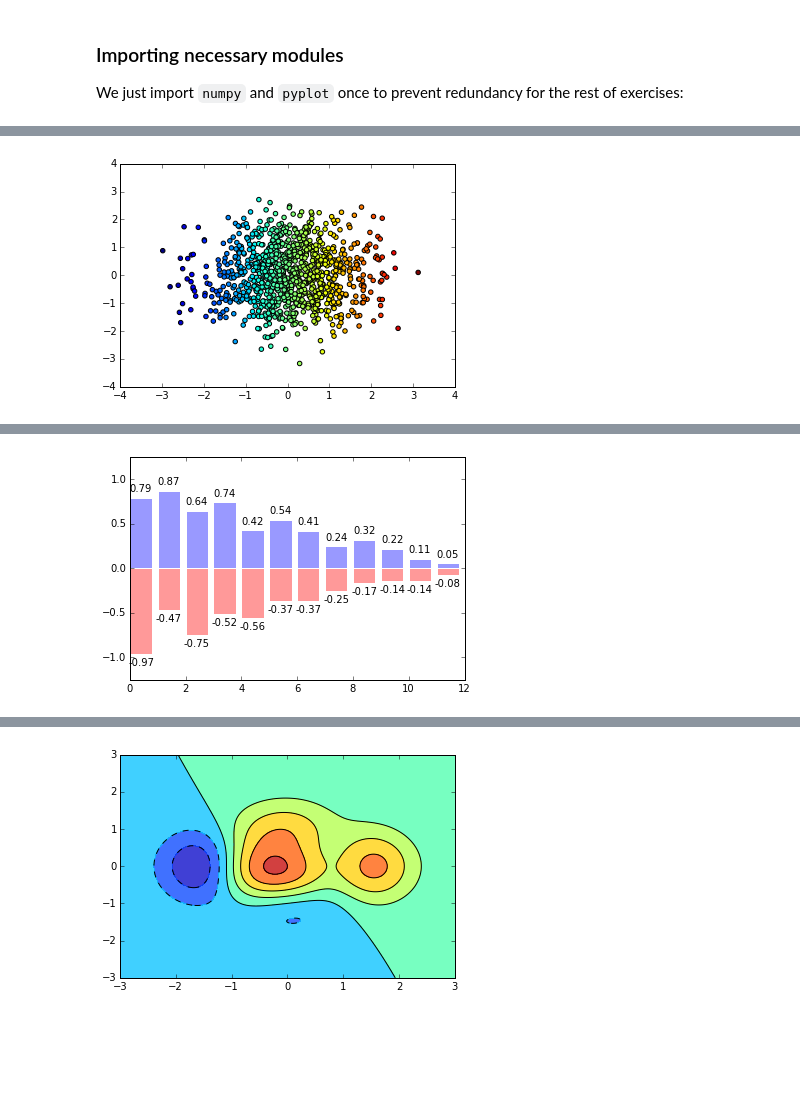
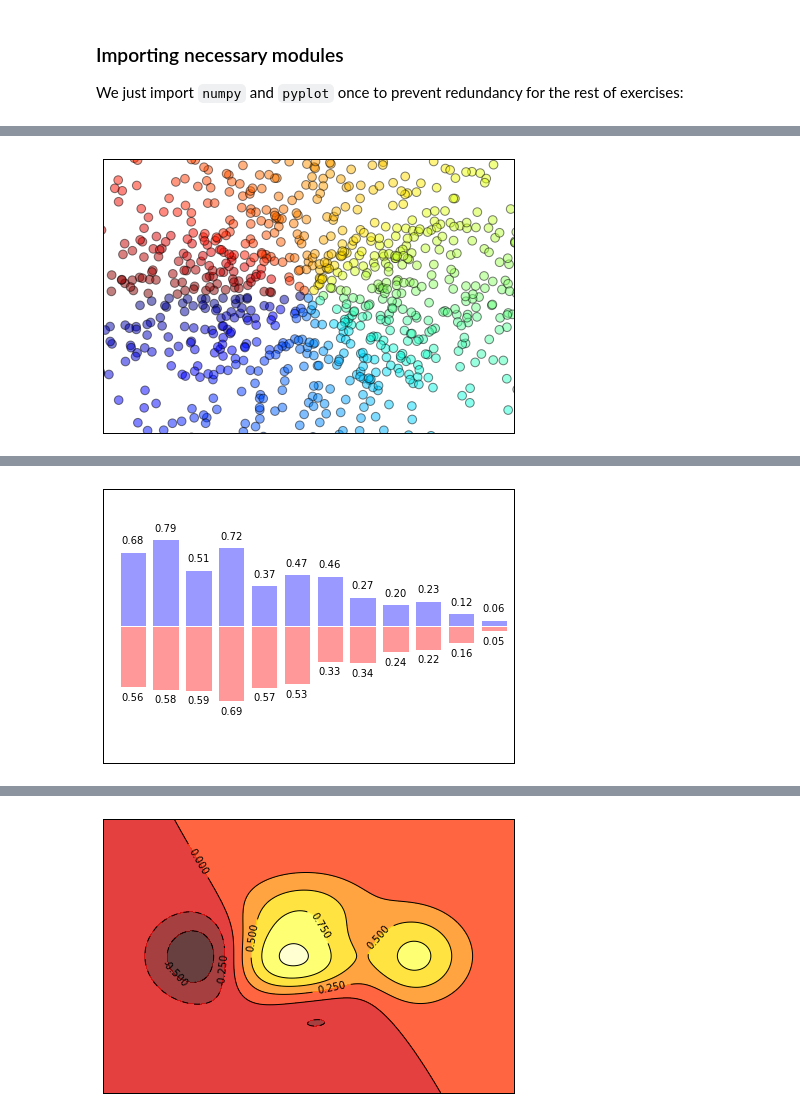
Before and after one commit to Mitchell-Childerhose/CSCI-2000U-100553756, a Jupyter notebook: matplotlib/matplotlib_exercises.ipynb, the cells around one changed output, grey strips where cells are left out. Cells and saved outputs as stored; diff of their text form; code cells hidden in the pictures; blank space fills up the shorter version.

Commit message:
Completed Matplotlib excercise

```diff
--- a/matplotlib/matplotlib_exercises.ipynb
+++ b/matplotlib/matplotlib_exercises.ipynb
@@ -45,18 +48,20 @@ plt.show()
 ### _Hints_
 You need to use the [fill_between](http://matplotlib.sourceforge.net/api/pyplot_api.html#matplotlib.pyplot.fill_between) command.
 # %%
-from numpy import *
-from matplotlib import *
-
-
 n = 1024
 X = np.random.normal(0,1,n)
 Y = np.random.normal(0,1,n)
+T = np.arctan2(Y,X)
 
-plt.scatter(X,Y, c = X)
+plt.axes([0.025,0.025,0.95,0.95])
+plt.scatter(X,Y, s=75, c=T, alpha=.5)
+
+plt.xlim(-1.5,1.5), plt.xticks([])
+plt.ylim(-1.5,1.5), plt.yticks([])
+
 plt.show()
 # %% [output]
-[figure, old version]
+[figure, new version]
 # %% [markdown]
 ## Scatter Plot
 
@@ -78,21 +83,24 @@ Color is given by angle of (X,Y).
 n = 12
 X = np.arange(n)
 Y1 = (1-X/float(n)) * np.random.uniform(0.5,1.0,n)
-Y2 = (1-X/float(n)) * np.random.uniform(-0.5,-1.0,n)
+Y2 = (1-X/float(n)) * np.random.uniform(0.5,1.0,n)
 
+plt.axes([0.025,0.025,0.95,0.95])
 plt.bar(X, +Y1, facecolor='#9999ff', edgecolor='white')
-plt.bar(X, +Y2, facecolor='#ff9999', edgecolor='white')
+plt.bar(X, -Y2, facecolor='#ff9999', edgecolor='white')
 
 for x,y in zip(X,Y1):
     plt.text(x+0.4, y+0.05, '%.2f' % y, ha='center', va= 'bottom')
 
 for x,y in zip(X,Y2):
-    plt.text(x+0.4, y-0.15, '%.2f' % y, ha='center', va= 'bottom')
+    plt.text(x+0.4, -y-0.05, '%.2f' % y, ha='center', va= 'top')
 
-plt.ylim(-1.25,+1.25)
+plt.xlim(-.5,n), plt.xticks([])
+plt.ylim(-1.25,+1.25), plt.yticks([])
+
 plt.show()
 # %% [output]
-[figure, old version]
+[figure, new version]
 # %% [markdown]
 ## Bar Plot
 
@@ -118,18 +126,25 @@ plt.show()
 ### _Hints_
 You need to take care of text alignment.
 # %%
-def f(x,y): return (1-x/2+x**5+y**3)*np.exp(-x**2-y**2)
+def f(x,y):
+    return (1-x/2+x**5+y**3)*np.exp(-x**2-y**2)
 
 n = 256
 x = np.linspace(-3,3,n)
 y = np.linspace(-3,3,n)
 X,Y = np.meshgrid(x,y)
 
-plt.contourf(X, Y, f(X,Y), 8, alpha=.75, cmap='jet')
+plt.axes([0.025,0.025,0.95,0.95])
+
+plt.contourf(X, Y, f(X,Y), 8, alpha=.75, cmap=plt.cm.hot)
 C = plt.contour(X, Y, f(X,Y), 8, colors='black', linewidth=.5)
+plt.clabel(C, inline=1, fontsize=10)
+
+plt.xticks([]), plt.yticks([])
+
 plt.show()
 # %% [output]
-[figure, old version]
+[figure, new version]
 # %% [markdown]
 ## Contour Plot
 
```
Also changed, not shown: parts of 15 cells of this notebook.
